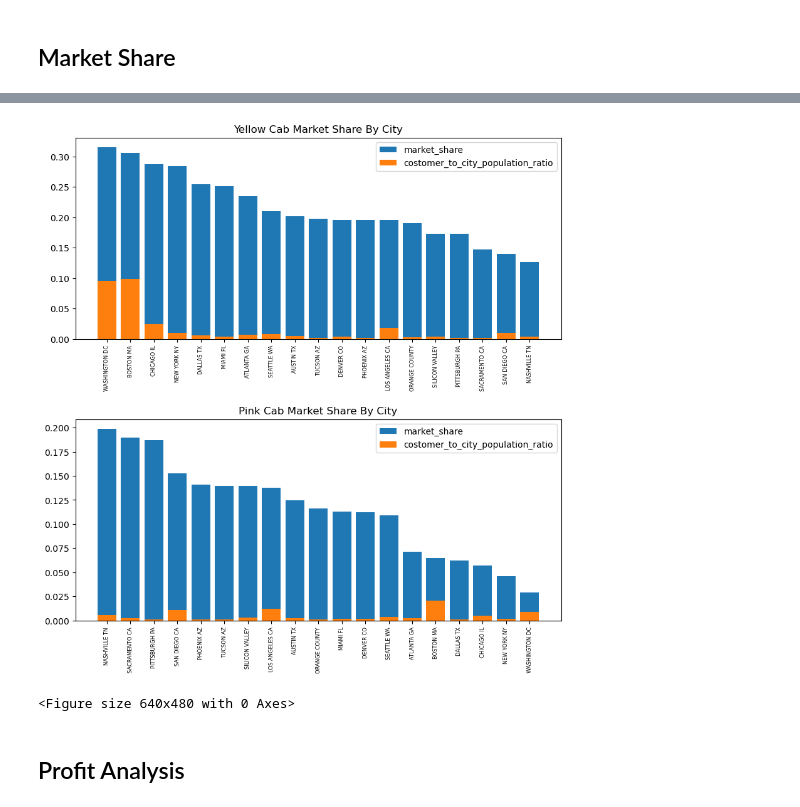
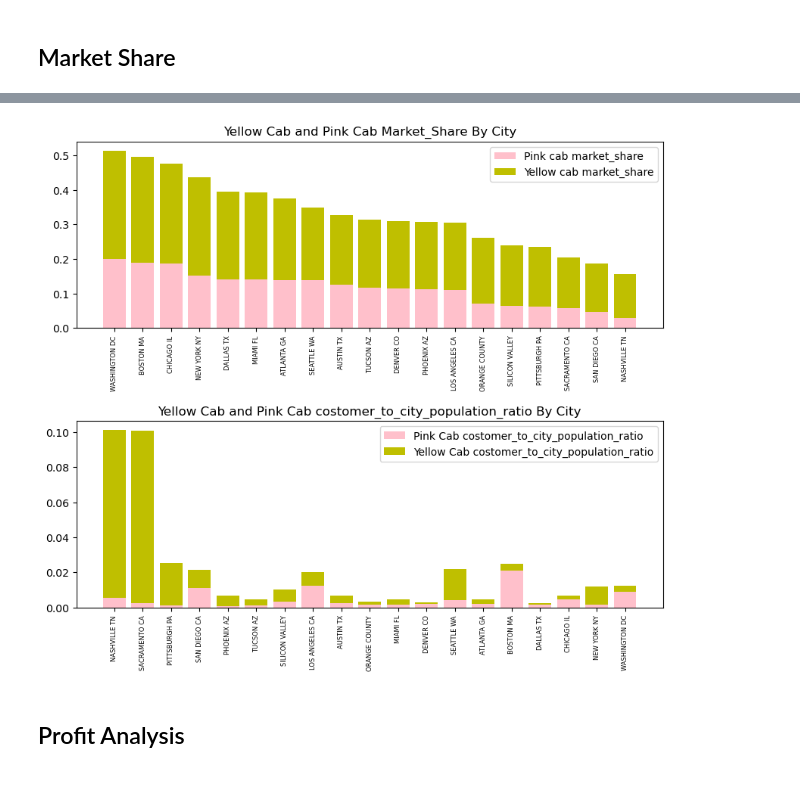
Before and after one commit to FHFelix/G2M-insight-for-Cab-Investment-firm, a Jupyter notebook: G2M_insight_for_Cab_Investment_firm.ipynb, the cells around one changed output, grey strips where cells are left out. Drawn from its saved outputs; the diff is of its cells as text; code cells hidden in the pictures.

```diff
--- a/G2M_insight_for_Cab_Investment_firm.ipynb
+++ b/G2M_insight_for_Cab_Investment_firm.ipynb
@@ -211,28 +217,25 @@ Users              int64
 dtype: object
 # %%
-market_share['market_share'] = market_share['customer count']/ market_share['Users']
-market_share['costomer_to_city_population_ratio'] = market_share['customer count'] / market_share['Population']
 market_share_yellow = market_share.loc[market_share['Company'] == 'Yellow Cab'].sort_values(by=['market_share','costomer_to_city_population_ratio'],ascending = [False,False])
 market_share_pink = market_share.loc[market_share['Company'] == 'Pink Cab'].sort_values(by=['market_share','costomer_to_city_population_ratio'],ascending = [False,False])
 
-fig, ax = plt.subplots(2,figsize = (10,10))
-ax[0].bar(market_share_yellow['City'], market_share_yellow['market_share'])
-ax[0].bar(market_share_yellow['City'],market_share_yellow['costomer_to_city_population_ratio'])
+fig, ax = plt.subplots(2,figsize = (10,8))
+ax[0].bar(market_share_yellow['City'],market_share_pink['market_share'],color  = 'pink')
+ax[0].bar(market_share_yellow['City'], market_share_yellow['market_share'],bottom = market_share_pink['market_share'],color = 'y')
 ax[0].set_xticklabels(market_share_yellow['City'],rotation = 90, fontsize = 6)
-ax[0].legend(['market_share','costomer_to_city_population_ratio'])
-ax[0].set_title('Yellow Cab Market Share By City')
+ax[0].legend(['Pink cab market_share','Yellow cab market_share'])
+ax[0].set_title('Yellow Cab and Pink Cab Market_Share By City')
 
-ax[1].bar(market_share_pink['City'], market_share_pink['market_share'])
-ax[1].bar(market_share_pink['City'],market_share_pink['costomer_to_city_population_ratio'])
+ax[1].bar(market_share_yellow['City'], market_share_pink['costomer_to_city_population_ratio'],color = 'pink')
+ax[1].bar(market_share_yellow['City'],market_share_yellow['costomer_to_city_population_ratio'],bottom = market_share_pink['costomer_to_city_population_ratio'],color = 'y')
 ax[1].set_xticklabels(market_share_pink['City'],rotation = 90, fontsize = 6)
-ax[1].legend(['market_share','costomer_to_city_population_ratio'])
-ax[1].set_title('Pink Cab Market Share By City')
-fig.subplots_adjust(hspace=0.4)
+ax[1].legend(['Pink Cab costomer_to_city_population_ratio', 'Yellow Cab costomer_to_city_population_ratio'])
+ax[1].set_title('Yellow Cab and Pink Cab costomer_to_city_population_ratio By City')
+fig.subplots_adjust(hspace=0.5)
+plt.savefig('Market Share.png')
 plt.show()
-plt.savefig('Market Share By City.png')
 # %% [output]
-[figure, old version]
+[figure, new version]
-<Figure size 640x480 with 0 Axes>
 # %% [markdown]
 ## Profit Analysis
 # %%
```
Also changed, not shown: parts of 27 cells of this notebook.
